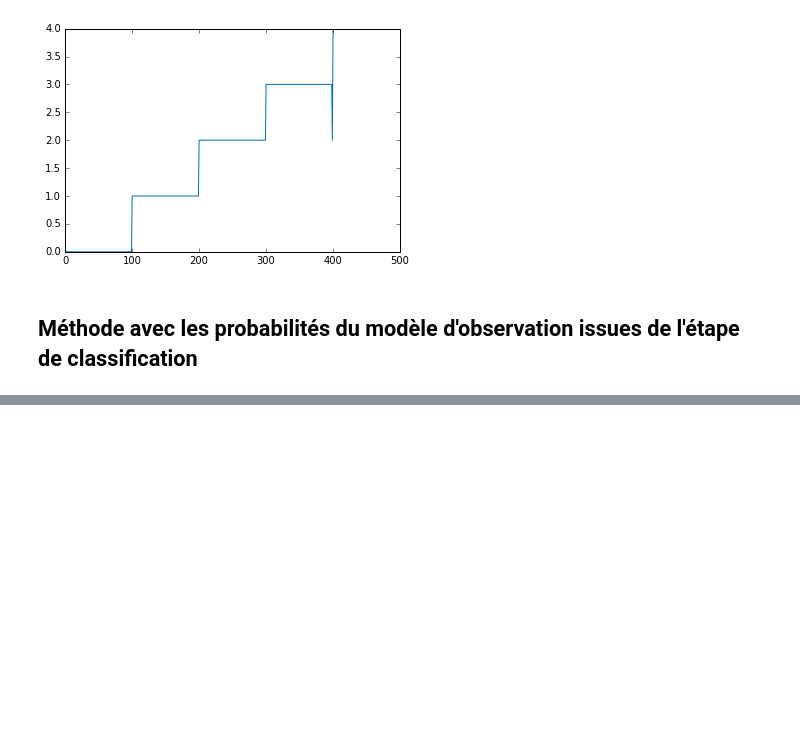
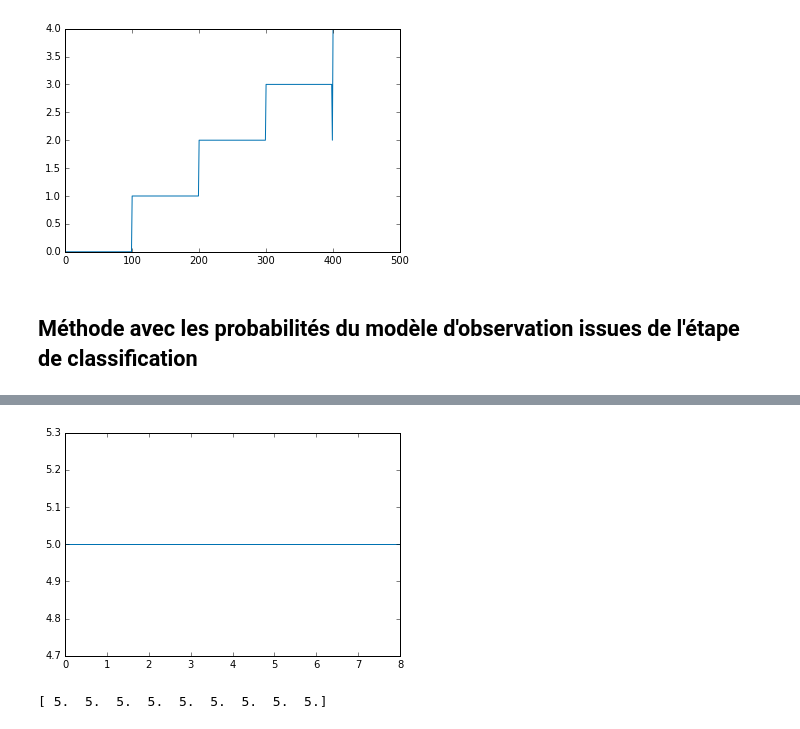
Before and after one commit to Vincent-Robert/Projet-SIGMA, a Jupyter notebook: Script court.ipynb, the cells around one changed output, grey strips where cells are left out. Cells and saved outputs as stored; diff of their text form; code cells hidden in the pictures; blank space fills up the shorter version.

```diff
--- a/Script court.ipynb
+++ b/Script court.ipynb
@@ -573,0 +581,59 @@ Confusion Matrix sur le jeu de test
+# %%
+K = len(liste_states)
+prior = np.ones(K)
+prior = prior/np.sum(prior) # stochastique
+
+
+# concatenation des tests
+liste_labels = [0, 1, 2, 3, 4, 5]
+y_ideal = np.array([])
+features_observation = []
+k = 0
+test_liste = ['courir_test.csv']
+for test_name in test_liste:
+    test_features = create_test(test_name, window_length, recouvrement, n)
+    size = test_features.shape[0]
+    y_ideal = np.concatenate((y_ideal, liste_labels[k]*np.ones(size)))
+    features_observation.append(pca.transform(scaler.transform(test_features)))
+    k = k + 1
+
+features_observation = np.concatenate(features_observation)
+
+
+
+sh = features_observation.shape
+lg = sh[0]
+T = features_observation.shape[0]
+T1 = np.zeros((K, T))
+T2 = np.zeros((K, T))
+A = (1/20.) * np.array([[10, 10, 0, 0, 0, 0],
+                         [2, 10, 6, 1, 1, 0],
+                         [0, 4, 10, 1, 1, 4],
+                         [0, 2, 1, 10, 0, 7],
+                         [0, 2, 1, 0, 10, 7],
+                         [0, 3, 5, 1, 1, 10]])
+
+#A = np.ones((6,6))/6.
+z = np.zeros(T)
+for i in liste_states:
+    tmp = np.log(prior[i]) + np.log(0.5*classifier1.predict_proba(features_observation[0,:])[0, i] + 0.5*classifier2.predict_proba(features_observation[0,:])[0, i])
+    T1[i, 0] = tmp
+for i in range(1, T):
+    for j in range(K):
+        new_liste = [np.exp(T1[l, i - 1]) * A[l, j] for l in range(K)]
+        tmp = np.log(0.5*classifier1.predict_proba(features_observation[i,:])[0, j] + 0.5*classifier2.predict_proba(features_observation[i,:])[0, j]) + np.log(np.max(new_liste))
+        T1[j, i] = tmp
+        T2[j, i] = np.argmax(new_liste)
+    if np.sum(np.abs(T1[:, i])) > 10:
+        T1[:, i] = T1[:, i]/2.
+z[T - 1] = np.argmax(T1[:, T - 1])
+for i in range(T - 2, -1, -1):
+    z[i] = T2[int(z[i + 1]), i + 1]
+
+plt.figure()
+plt.plot(z)
+plt.show()
+print(z)
+# %% [output]
+[figure, added]
+[ 5.  5.  5.  5.  5.  5.  5.  5.  5.]
```
Also changed, not shown: parts of 11 cells of this notebook.
